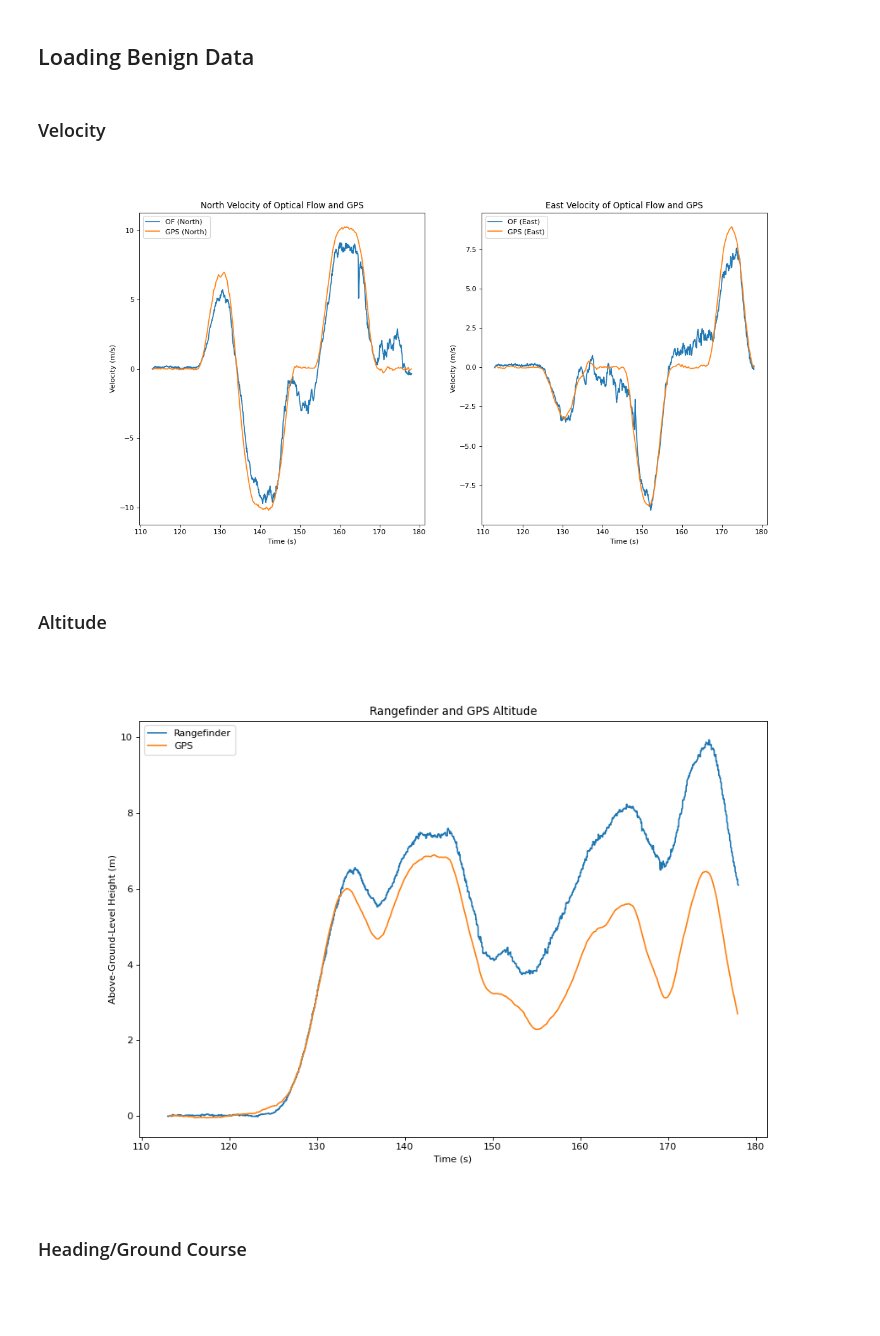
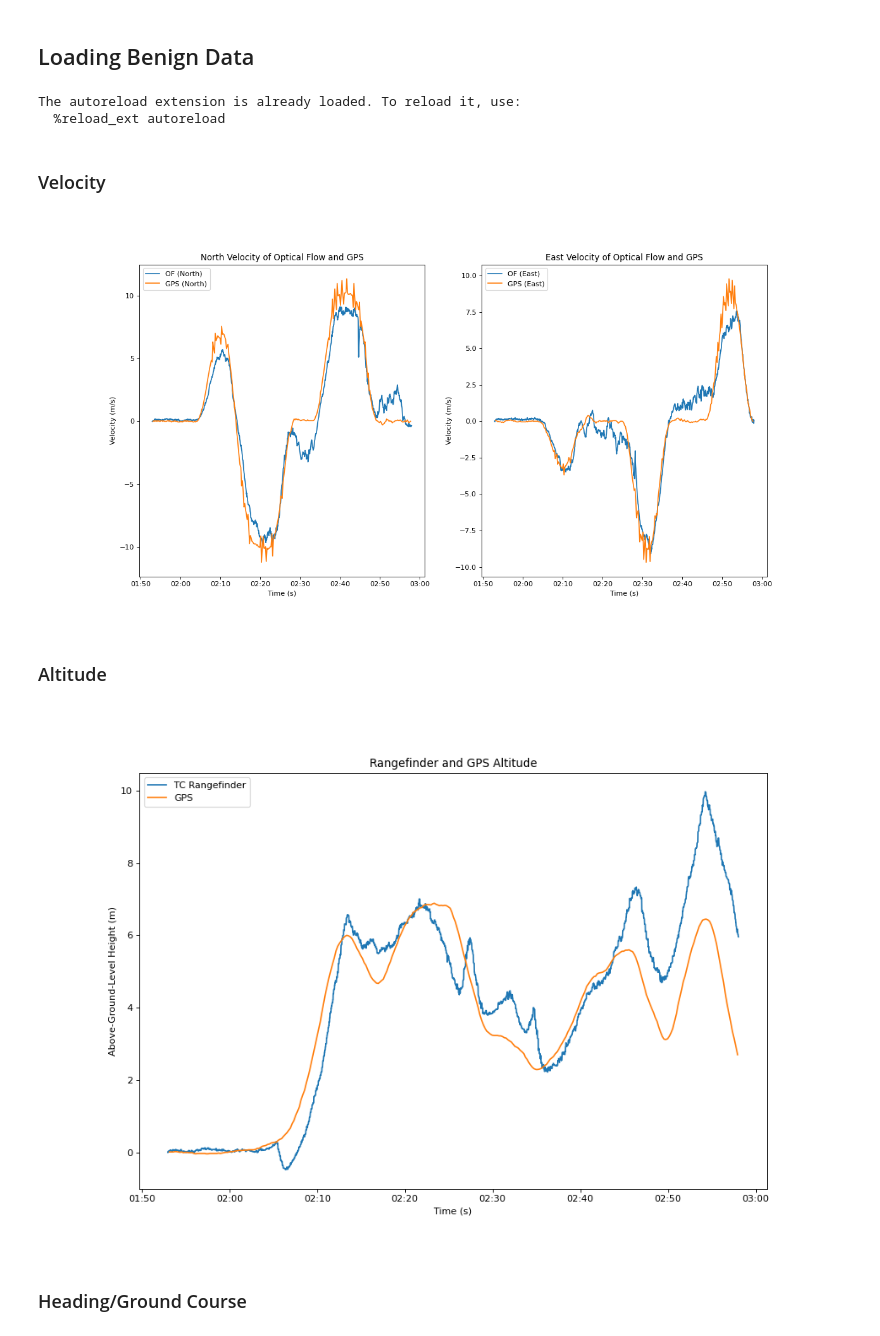
Before and after one commit to BaileySri/Practical-Software-Defense-for-GPS-Spoofing-on-a-Hobby-UAV-Offline, a Jupyter notebook: notebooks/1.0-bks-GPS.ipynb, the cells around one changed output. Drawn from its saved outputs; the diff is of its cells as text; code cells hidden in the pictures; blank space fills up the shorter version.

Commit message:
Using datetime, added tilt compen RF

```diff
--- a/notebooks/1.0-bks-GPS.ipynb
+++ b/notebooks/1.0-bks-GPS.ipynb
@@ -41,10 +41,19 @@ df.set_index("TimeUS",inplace=True)
 df = df.drop_duplicates()
 df.reset_index(inplace=True)
 
-#Get rid of duplicate rows
+#Get rid of duplicate rows and convert timestamps to datetime
 ofMS = df[df.ofMS.shift() != df.ofMS][["ofMS","frF","frR","brF","brR", "rf", "m00", "m10"]].reset_index()
+ofMS['ofMS'] = pd.to_datetime(ofMS['ofMS'], unit='ms')
 magUS = df[df.magUS.shift() != df.magUS][["magUS","magx","magy","magz"]].reset_index()
+magUS['magUS'] = pd.to_datetime(magUS['magUS'], unit='us')
 cUS = df[df.cUS.shift() != df.cUS][["cUS","gyrx","gyry","gyrz","CAN","CAE","CAD","rCAN","rCAE","rCAD", "CVN", "CVE", "CVD"]].reset_index()
+cUS['cUS'] = pd.to_datetime(cUS['cUS'], unit='us')
 gpsMS = df[df.gpsMS.shift() != df.gpsMS][["gpsMS","lat","lng","gpAlt", "m00", "m10"]].reset_index()
+gpsMS['gpsMS'] = pd.to_datetime(gpsMS['gpsMS'], unit='ms')
+rfMS = df[df.rfMS.shift() != df.rfMS][["rfMS","rf","m22"]].reset_index(drop=True)
+rfMS['rfMS'] = pd.to_datetime(rfMS['rfMS'], unit='ms')
+# %% [output]
+The autoreload extension is already loaded. To reload it, use:
+  %reload_ext autoreload
 # %% [markdown]
 ### Velocity
@@ -58,6 +67,7 @@ gps_down = change_in_signal(gps.Down/100)/(gpsMS.gpsMS.diff().mean()/1000)
 # %%
 from confirmation.process import length, body_to_earth2D, low_pass_filter
 import matplotlib.pyplot as plt
+from matplotlib import dates
 
 #Convert optical flow and rangefinder to OF Velocity in body frame
 of_vel_bf = pd.DataFrame(data={"OF Forward":(ofMS.frF - ofMS.brF) * ofMS.rf/100,
@@ -68,49 +78,55 @@ earth_frame = body_to_earth2D(of_vel_bf["OF Forward"], of_vel_bf["OF Right"], of
 lpf_E = -low_pass_filter(earth_frame.East, alpha=0.2)
 lpf_N = low_pass_filter(earth_frame.North, alpha=0.2)
 
-plt.figure(1, figsize=(16, 8), dpi=80)
-plt.subplot(1, 2, 1)
-plt.plot(ofMS.ofMS/1000, lpf_N, label="OF (North)")
-plt.plot(gpsMS.gpsMS[1:]/1000, gps_north, label="GPS (North)")
+fig = plt.figure(1, figsize=(16, 8), dpi=80)
+ax = plt.subplot(1, 2, 1)
+plt.plot(ofMS.ofMS, lpf_N, label="OF (North)")
+plt.plot(gpsMS.gpsMS, gps_north, label="GPS (North)")
 plt.xlabel("Time (s)")
 plt.ylabel("Velocity (m/s)")
 plt.title("North Velocity of Optical Flow and GPS")
+ax.xaxis.set_major_formatter(dates.DateFormatter('%M:%S'))
 plt.legend()
-plt.subplot(1, 2, 2)
-plt.plot(ofMS.ofMS/1000, lpf_E, label="OF (East)")
-plt.plot(gpsMS.gpsMS[1:]/1000, gps_east, label="GPS (East)")
+
+ax = plt.subplot(1, 2, 2)
+plt.plot(ofMS.ofMS, lpf_E, label="OF (East)")
+plt.plot(gpsMS.gpsMS, gps_east, label="GPS (East)")
 plt.xlabel("Time (s)")
 plt.ylabel("Velocity (m/s)")
 plt.title("East Velocity of Optical Flow and GPS")
+ax.xaxis.set_major_formatter(dates.DateFormatter('%M:%S'))
 plt.legend()
 plt.show()
 # %% [output]
-[figure, old version]
+[figure, new version]
 # %% [markdown]
 ### Altitude
 # %%
+#Pitch information from magnetometer
+from confirmation.process import mag_to_pitch
+pitch = pd.DataFrame(data={'magUS':magUS.magUS, 'pitch':mag_to_pitch(magUS.magz, magUS.magy, magUS.magx)})
 #Rangefinder
-rfMS = df[df.rfMS.shift() != df.rfMS][["rfMS","rf","m22"]].reset_index(drop=True)
-tilt_compensated_rf = []
-for reading in range(len(rfMS)):
-    tilt_compensated_rf.append(max(rfMS.m22[reading], 0.707) * rfMS.rf[reading])
-tilt_compensated_rf = pd.Series(tilt_compensated_rf, name="Rangefinder")
-rf_alt = tilt_compensated_rf/100
+rfMS['rfAlt'] = rfMS.m22.multiply(rfMS.rf/100)
+#Merging pitch and rangefinder data
+rf_alt = pd.merge_asof(rfMS, pitch, left_on='rfMS', right_on='magUS', direction='backward')
+#Compensating pitch, tc
+rf_alt['tc'] = rf_alt.rfAlt.multiply(1-(0.293*(abs(rf_alt.pitch-180)/45)))
 
 #GPS
 gps_alt = change_in_signal(gpsMS.gpAlt/100)
 
 plt.figure(2, figsize=(12, 8), dpi=80)
-plt.subplot(1, 1, 1)
-plt.plot(rfMS.rfMS/1000, rf_alt-rf_alt[0], label="Rangefinder")
-plt.plot(gpsMS.gpsMS[1:]/1000, gps_alt.cumsum(), label="GPS")
+ax = plt.subplot(1, 1, 1)
+plt.plot(rfMS.rfMS, rf_alt.tc - rf_alt.tc[0], label="TC Rangefinder")
+plt.plot(gpsMS.gpsMS[1:], gps_alt.cumsum(), label="GPS")
 plt.xlabel("Time (s)")
 plt.ylabel("Above-Ground-Level Height (m)")
 plt.title("Rangefinder and GPS Altitude")
+ax.xaxis.set_major_formatter(dates.DateFormatter('%M:%S'))
 plt.legend()
 plt.show()
 # %% [output]
-[figure, old version]
+[figure, new version]
 # %% [markdown]
 ### Heading/Ground Course
 # %%
```
Also changed, not shown: parts of 8 cells of this notebook.
